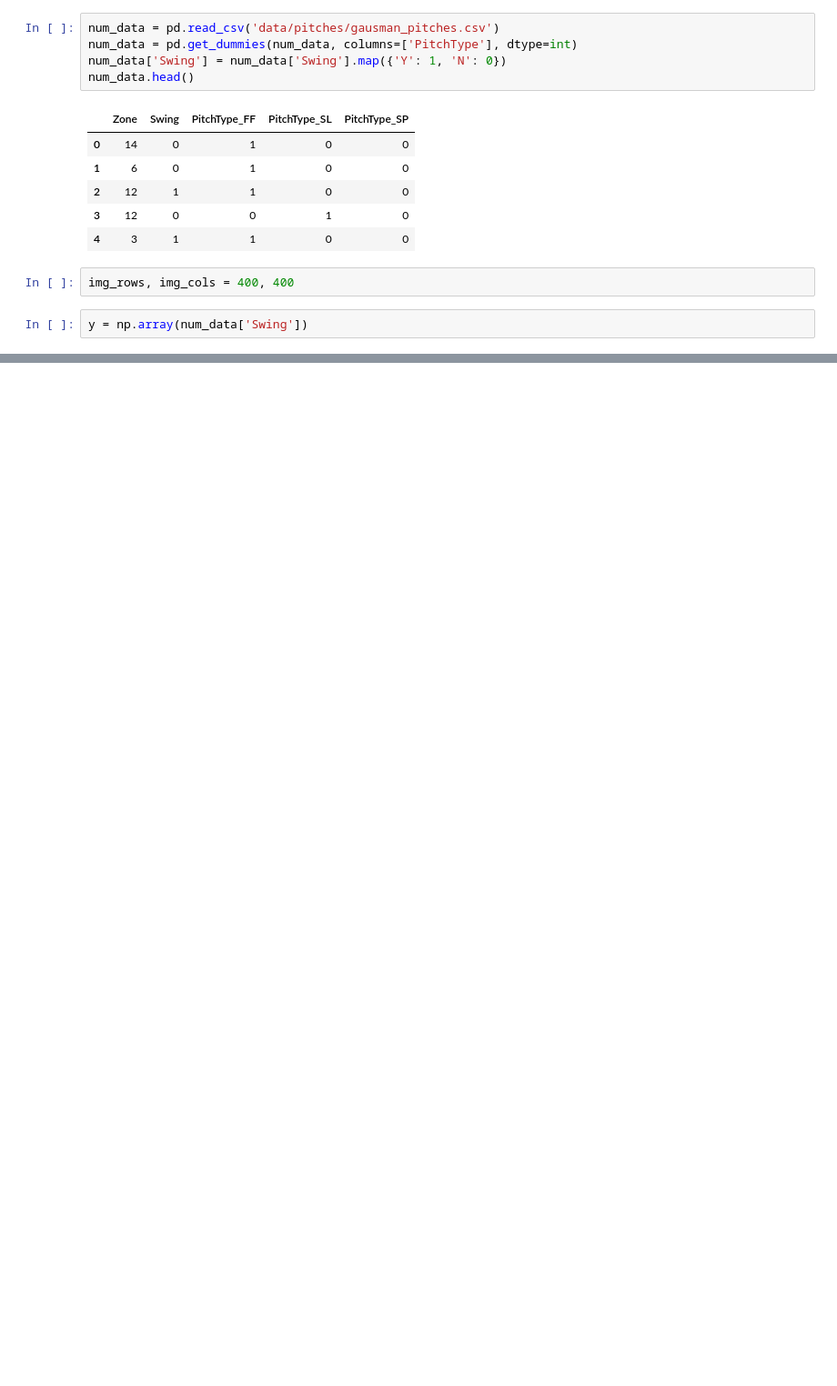
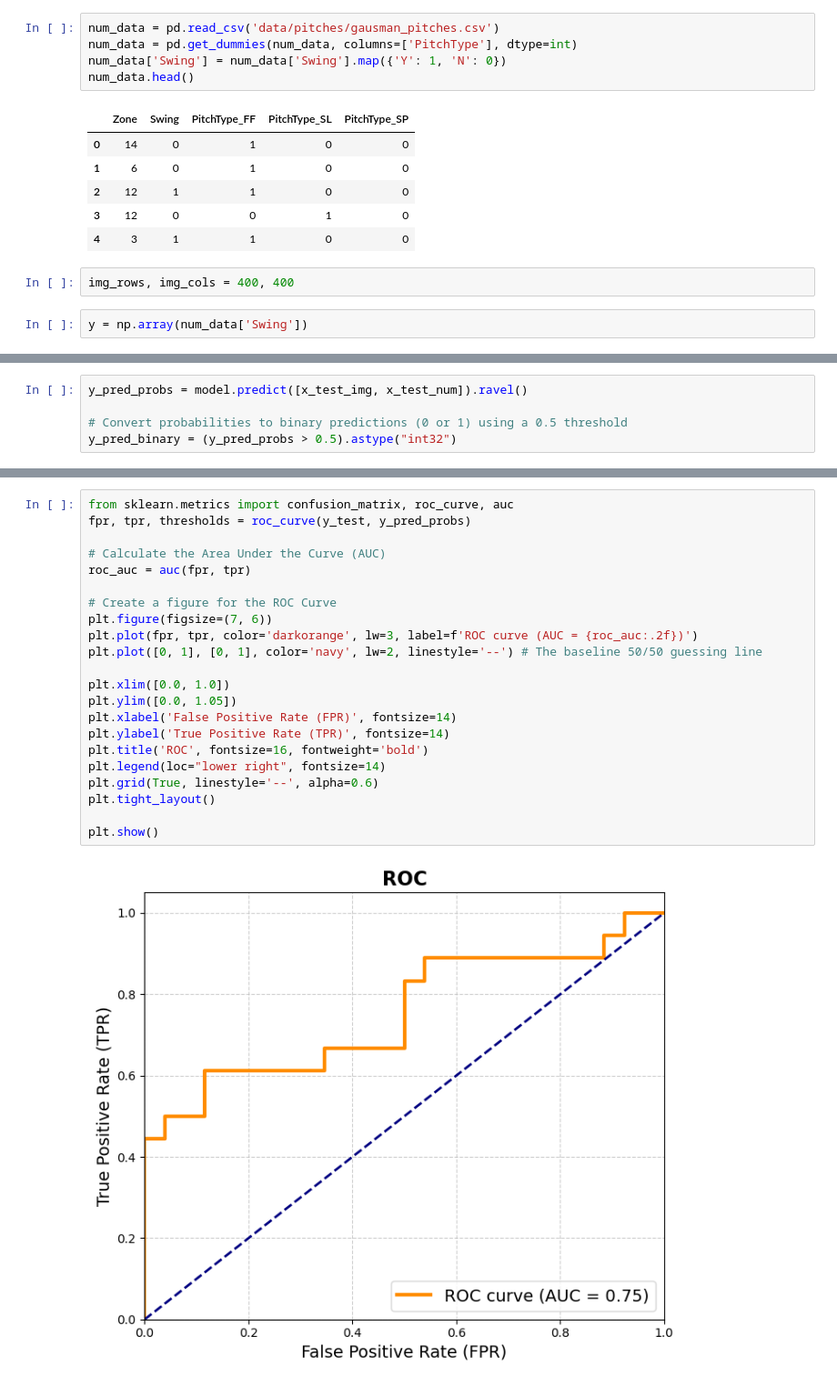
Before and after one commit to djweinmann/DS4420-Project, a Jupyter notebook: cnn/pitch_predict_cnn.ipynb, the cells around one changed output, grey strips where cells are left out. Shown at 91% size. Drawn from its saved outputs; the diff is of its cells as text; blank space fills up the shorter version.

```diff
--- a/cnn/pitch_predict_cnn.ipynb
+++ b/cnn/pitch_predict_cnn.ipynb
@@ -109,0 +288,5 @@ array([[ 59,  60,  66, ..., 153, 130, 121],
+# %%
+y_pred_probs = model.predict([x_test_img, x_test_num]).ravel()
+
+# Convert probabilities to binary predictions (0 or 1) using a 0.5 threshold
+y_pred_binary = (y_pred_probs > 0.5).astype("int32")
@@ -109,0 +304,24 @@ array([[ 59,  60,  66, ..., 153, 130, 121],
+# %%
+from sklearn.metrics import confusion_matrix, roc_curve, auc
+fpr, tpr, thresholds = roc_curve(y_test, y_pred_probs)
+
+# Calculate the Area Under the Curve (AUC)
+roc_auc = auc(fpr, tpr)
+
+# Create a figure for the ROC Curve
+plt.figure(figsize=(7, 6))
+plt.plot(fpr, tpr, color='darkorange', lw=3, label=f'ROC curve (AUC = {roc_auc:.2f})')
+plt.plot([0, 1], [0, 1], color='navy', lw=2, linestyle='--') # The baseline 50/50 guessing line
+
+plt.xlim([0.0, 1.0])
+plt.ylim([0.0, 1.05])
+plt.xlabel('False Positive Rate (FPR)', fontsize=14)
+plt.ylabel('True Positive Rate (TPR)', fontsize=14)
+plt.title('ROC', fontsize=16, fontweight='bold')
+plt.legend(loc="lower right", fontsize=14)
+plt.grid(True, linestyle='--', alpha=0.6)
+plt.tight_layout()
+
+plt.show()
+# %% [output]
+[figure, added]
```
Also changed, not shown: parts of 10 cells of this notebook.
